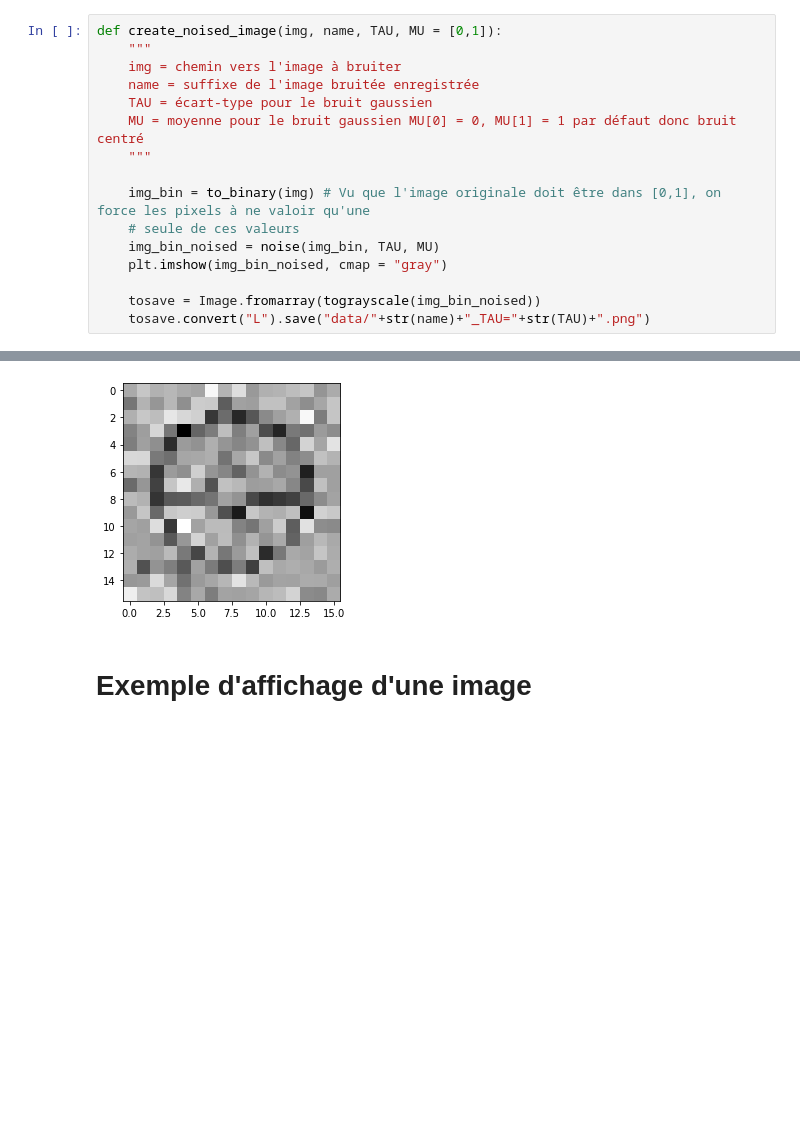
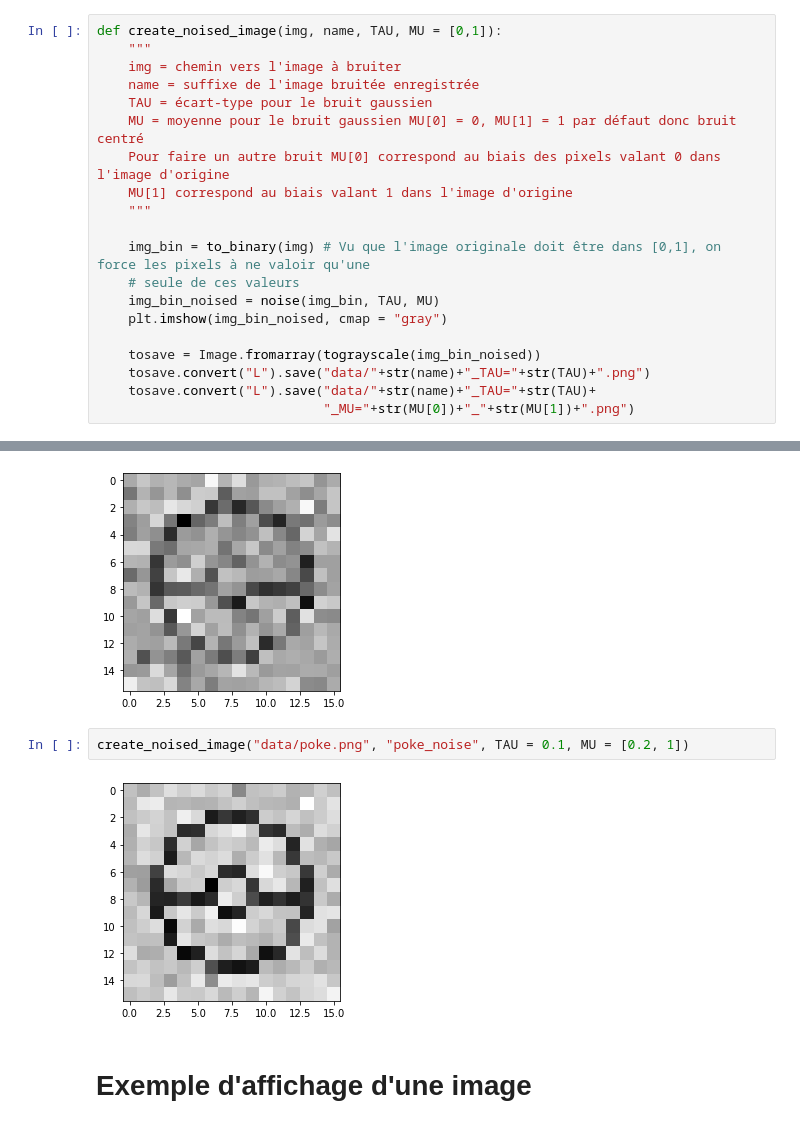
Before and after one commit to gvermersch/Ising_MC, a Jupyter notebook: MAIN.ipynb, the cells around one changed output, grey strips where cells are left out. Drawn from its saved outputs; the diff is of its cells as text; blank space fills up the shorter version.

```diff
--- a/MAIN.ipynb
+++ b/MAIN.ipynb
@@ -50,6 +66,8 @@ def create_noised_image(img, name, TAU, MU = [0,1]):
     name = suffixe de l'image bruitée enregistrée
     TAU = écart-type pour le bruit gaussien
     MU = moyenne pour le bruit gaussien MU[0] = 0, MU[1] = 1 par défaut donc bruit centré
+    Pour faire un autre bruit MU[0] correspond au biais des pixels valant 0 dans l'image d'origine
+    MU[1] correspond au biais valant 1 dans l'image d'origine
     """
 
     img_bin = to_binary(img) # Vu que l'image originale doit être dans [0,1], on force les pixels à ne valoir qu'une
@@ -59,6 +77,8 @@ def create_noised_image(img, name, TAU, MU = [0,1]):
 
     tosave = Image.fromarray(tograyscale(img_bin_noised))
     tosave.convert("L").save("data/"+str(name)+"_TAU="+str(TAU)+".png")
+    tosave.convert("L").save("data/"+str(name)+"_TAU="+str(TAU)+
+                             "_MU="+str(MU[0])+"_"+str(MU[1])+".png")
 # %% [markdown]
 ## Fonctions liées au gibbs sampling à propos parlé
 # %%
@@ -217,6 +240,10 @@ create_noised_image("data/poke.png", "poke_noise", TAU= 0.2)
 create_noised_image("data/poke.png", "poke_noise", TAU= 0.4)
 # %% [output]
 [figure]
+# %%
+create_noised_image("data/poke.png", "poke_noise", TAU = 0.1, MU = [0.2, 1])
+# %% [output]
+[figure, added]
 # %% [markdown]
 # Exemple d'affichage d'une image
 # %%
```
Also changed, not shown: parts of 16 cells of this notebook, 7 other files.
